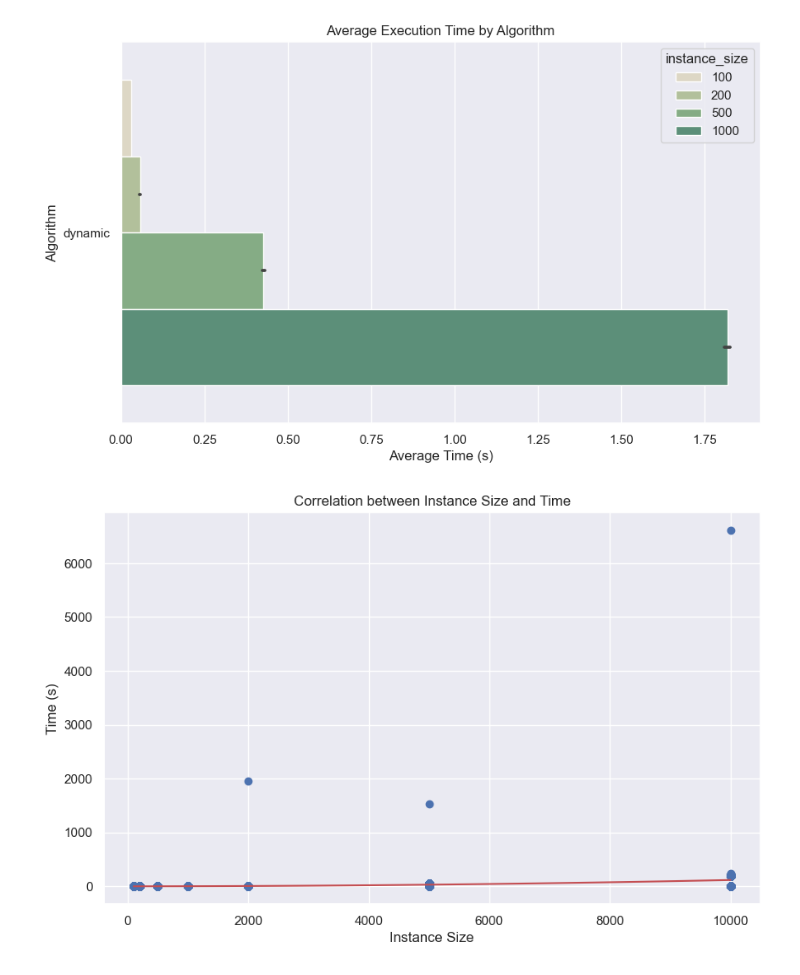
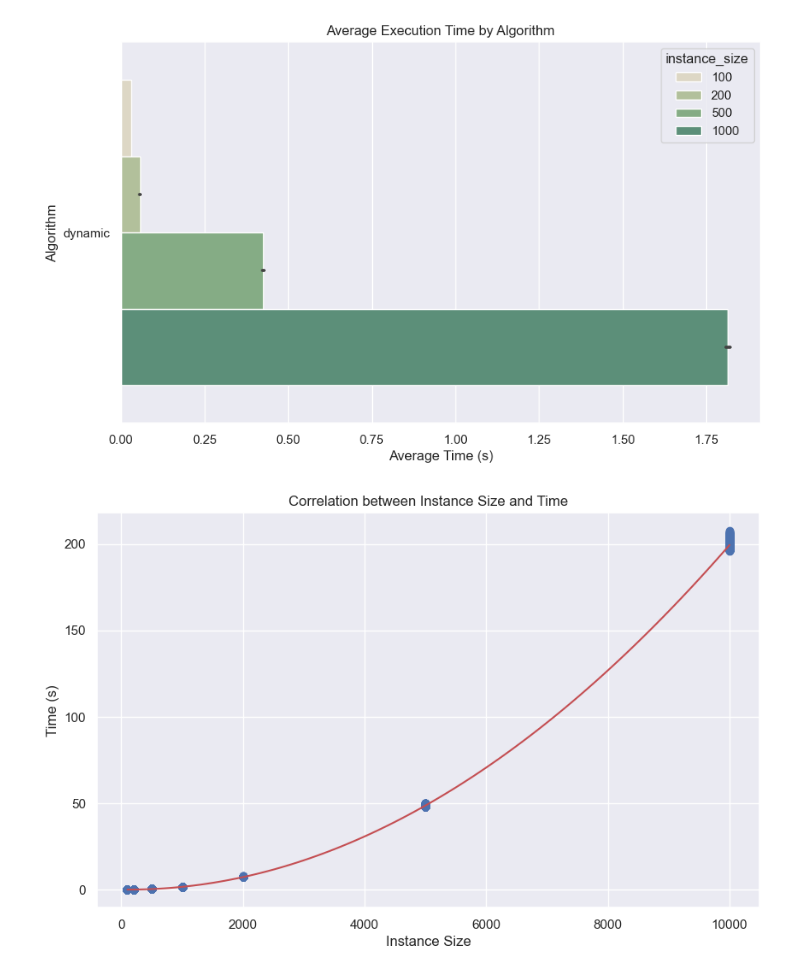
Before and after one commit to gustavohroos/knapsack, a Jupyter notebook: analytics.ipynb, the cells around one changed output. Cells and saved outputs as stored; diff of their text form; code cells hidden in the pictures.

Commit message:
remove outliers from results.csv

```diff
--- a/analytics.ipynb
+++ b/analytics.ipynb
@@ -3,6 +3,14 @@ import pandas as pd
 import matplotlib.pyplot as plt
 import seaborn as sns
 sns.set()
+# %%
+def remove_outliers(group):
+    q1 = group['time'].quantile(0.25)
+    q3 = group['time'].quantile(0.75)
+    iqr = q3 - q1
+    lower_bound = q1 - 1.5 * iqr
+    upper_bound = q3 + 1.5 * iqr
+    return group[(group['time'] >= lower_bound) & (group['time'] <= upper_bound)]
 # %%
 df = pd.read_csv('results.csv')
 df["instance_size"] = df["file"].str.extract(r"knapPI_\d+_(\d+)_\d+_\d+")
@@ -9,2 +28,5 @@ df["instance_size"] = df["file"].str.extract(r"knapPI_\d+_(\d+)_\d+_\d+")
 # %%
 df["instance_size"] = df["instance_size"].astype(int)
+
+df = df.groupby('instance_size').apply(remove_outliers).reset_index(drop=True)
+df.describe()
@@ -97,25 +129,29 @@ plt.show()
 # %%
 import numpy as np
 from scipy.optimize import curve_fit
 
+filtered_df = df[(df['algorithm'] == 'dynamic')]
+
+filtered_df = filtered_df.groupby('instance_size').apply(remove_outliers).reset_index(drop=True)
+
 def polynomial_func(x, a, b, c):
     return a * np.power(x, 2) + b * x + c
 
-popt, _ = curve_fit(polynomial_func, df["instance_size"].astype(int), df["time"])
+popt, _ = curve_fit(polynomial_func, filtered_df["instance_size"].astype(int), filtered_df["time"])
 
-x_curve = np.linspace(df["instance_size"].astype(int).min(), df["instance_size"].astype(int).max(), 100)
+x_curve = np.linspace(filtered_df["instance_size"].astype(int).min(), filtered_df["instance_size"].astype(int).max(), 100)
 
 y_curve = polynomial_func(x_curve, *popt)
 
 plt.figure(figsize=(10, 6))
-plt.scatter(df["instance_size"].astype(int), df["time"])
+plt.scatter(filtered_df["instance_size"].astype(int), filtered_df["time"])
 plt.plot(x_curve, y_curve, 'r', label="Fitted Curve")
 plt.title("Correlation between Instance Size and Time")
 plt.xlabel("Instance Size")
 plt.ylabel("Time (s)")
 plt.show()
 # %% [output]
-[figure, old version]
+[figure, new version]
 # %%
 df
 # %% [output]
```
Also changed, not shown: parts of 8 cells of this notebook.
